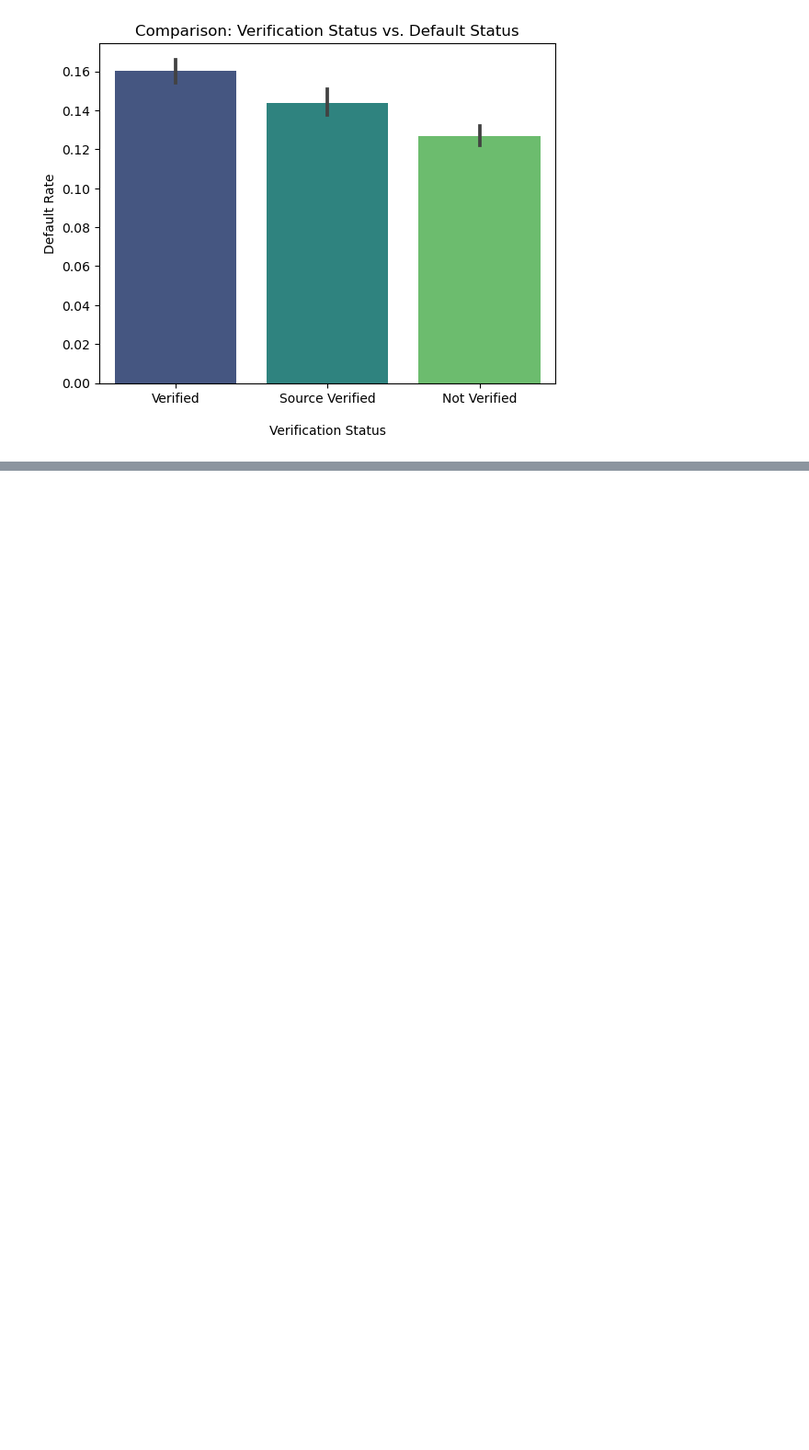
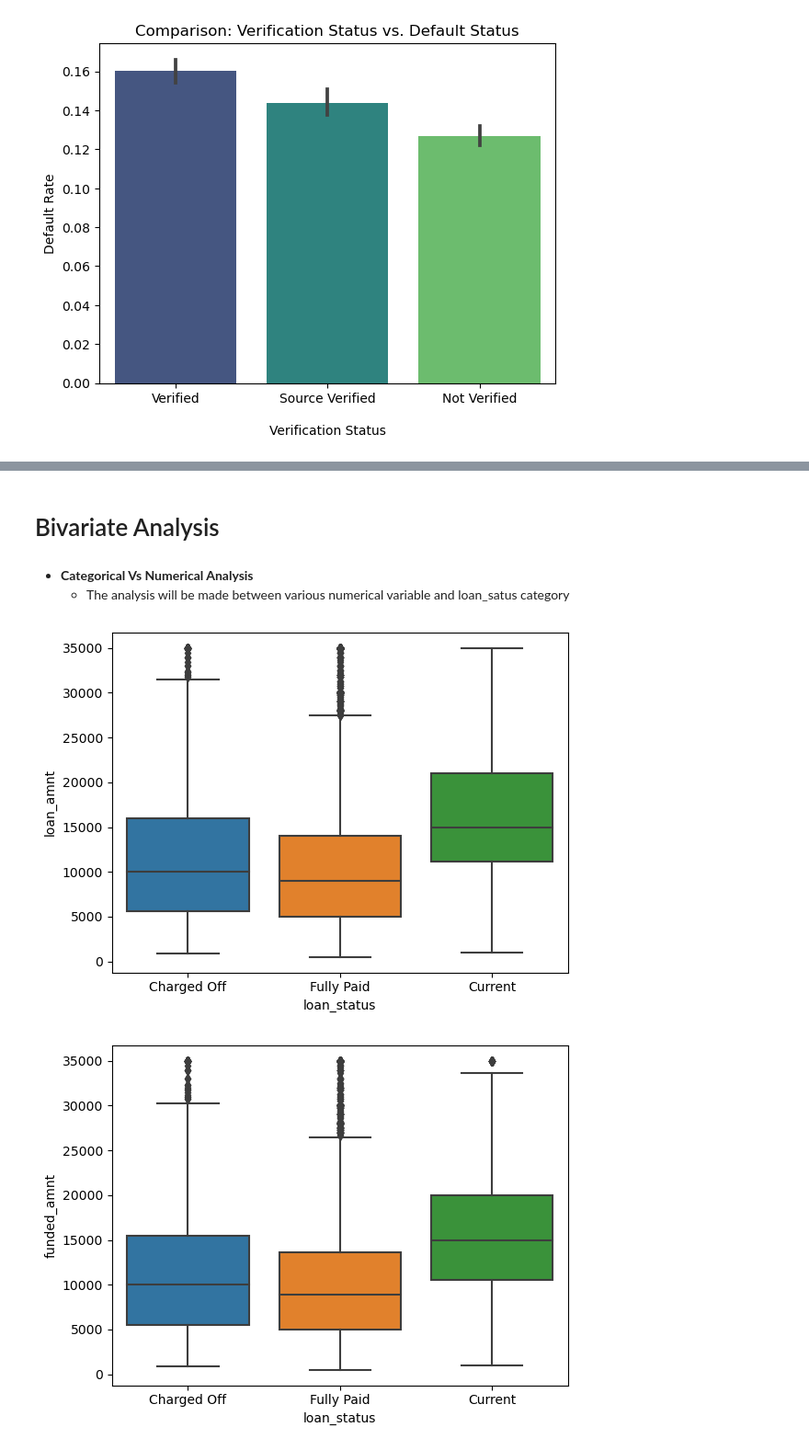
Before and after one commit to tpgopik/LendingClubCaseStudy, a Jupyter notebook: Lending Case Study.ipynb, the cells around one changed output, grey strips where cells are left out. Shown at 92% size. Saved outputs shown, nothing was run; the diff lists cells and outputs as text; code cells hidden in the pictures; blank space fills up the shorter version.

```diff
--- a/Lending Case Study.ipynb
+++ b/Lending Case Study.ipynb
@@ -42,0 +335,12 @@ plt.show()
+# %% [markdown]
+# Bivariate Analysis
+# %% [markdown]
+- **Categorical Vs Numerical Analysis**
+    - The analysis will be made between various numerical variable and loan_satus category
+# %%
+for col in num_cols:
+    sns.boxplot(x=df['loan_status'],y=df[col])
+    plt.show()
+# %% [output]
+[figure, added]
+[figure, added]
```
Also changed, not shown: parts of 42 cells of this notebook.
